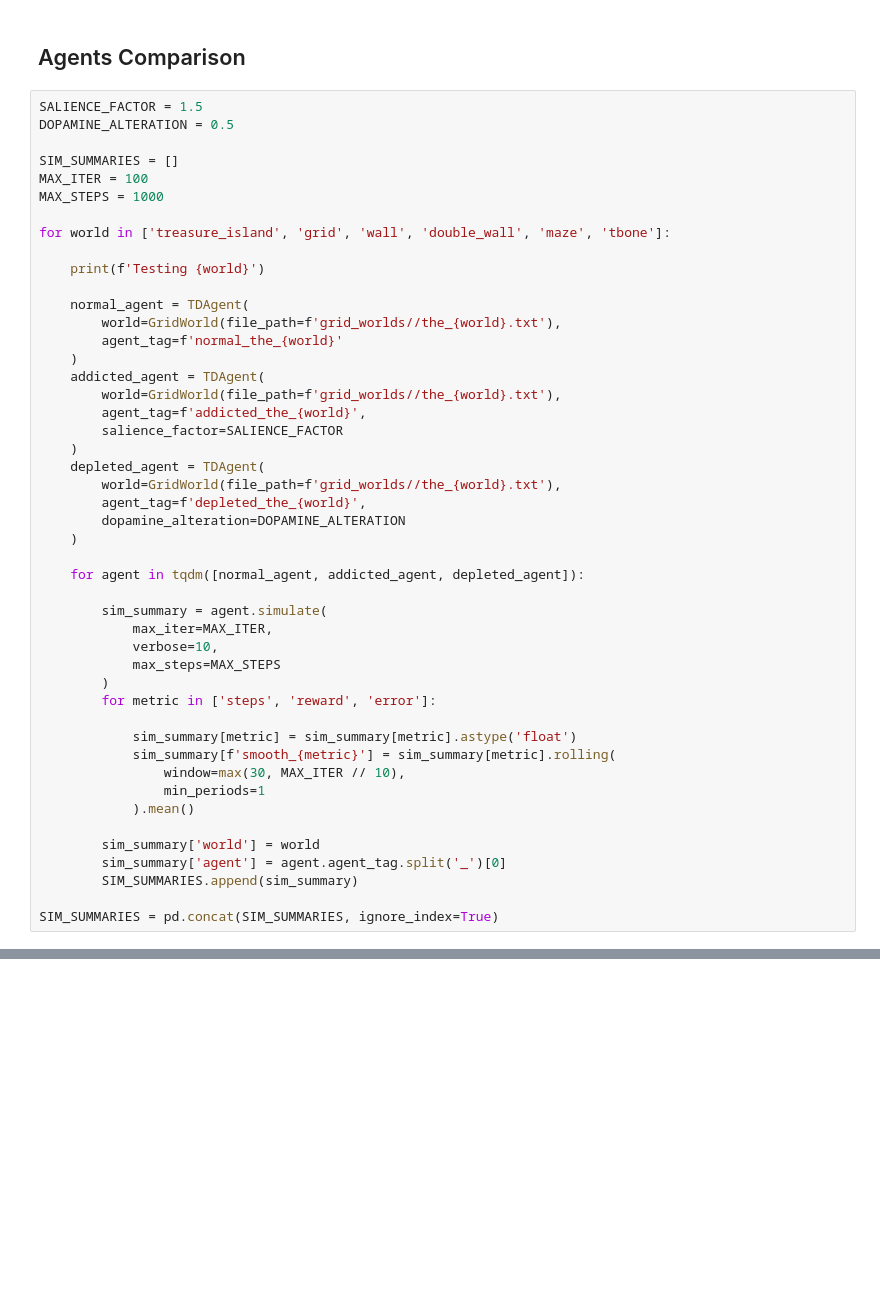
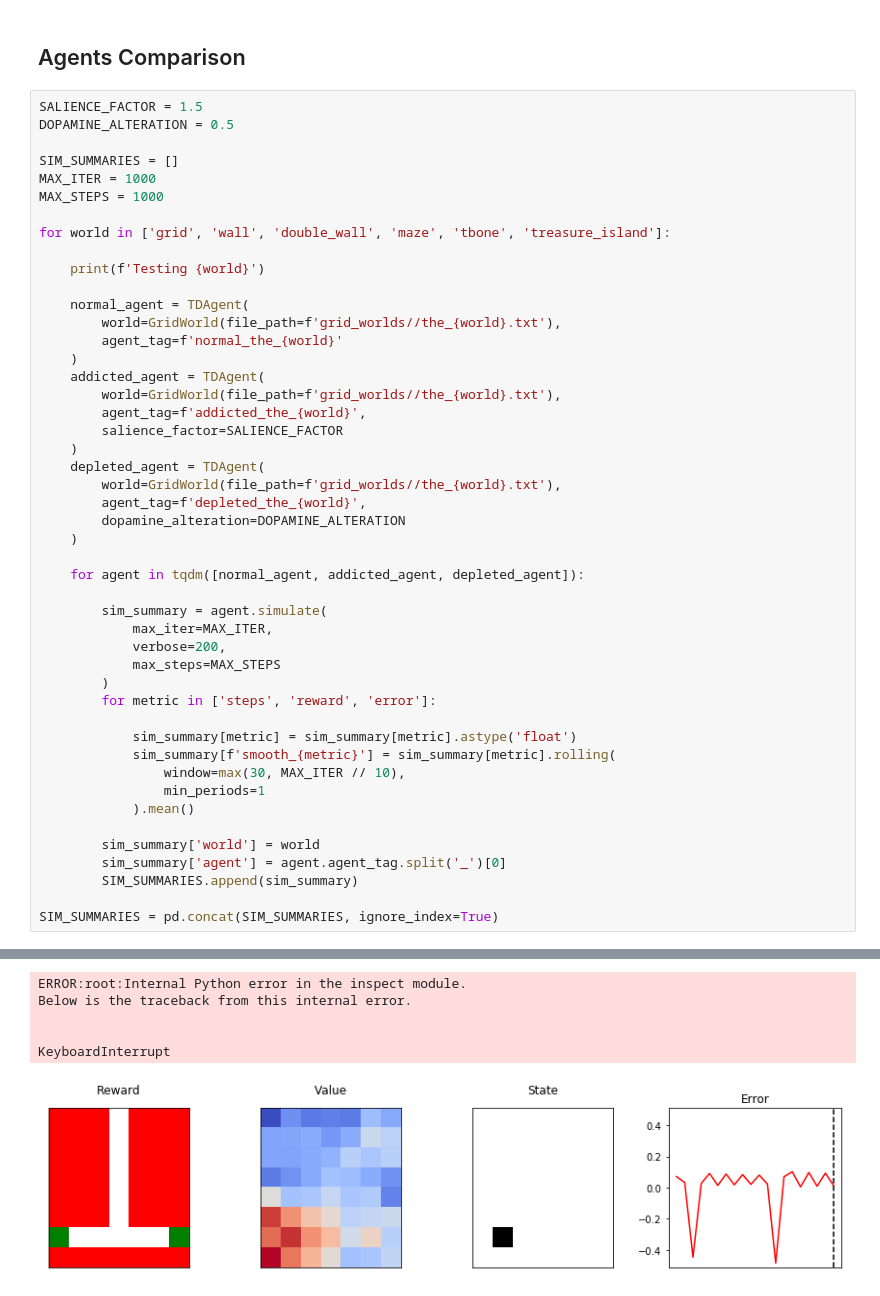
Before and after one commit to vb690/td_learning_salience, a Jupyter notebook: td_learning_agents_test.ipynb, the cells around one changed output, grey strips where cells are left out. Drawn from its saved outputs; the diff is of its cells as text; blank space fills up the shorter version.

```diff
--- a/td_learning_agents_test.ipynb
+++ b/td_learning_agents_test.ipynb
@@ -18,10 +21,10 @@ SALIENCE_FACTOR = 1.5
 DOPAMINE_ALTERATION = 0.5
 
 SIM_SUMMARIES = []
-MAX_ITER = 100
+MAX_ITER = 1000
 MAX_STEPS = 1000
 
-for world in ['treasure_island', 'grid', 'wall', 'double_wall', 'maze', 'tbone']:
+for world in ['grid', 'wall', 'double_wall', 'maze', 'tbone', 'treasure_island']:
 
     print(f'Testing {world}')
 
@@ -44,7 +47,7 @@ for world in ['treasure_island', 'grid', 'wall', 'double_wall', 'maze', 'tbone']
 
         sim_summary = agent.simulate(
             max_iter=MAX_ITER,
-            verbose=10,
+            verbose=200,
             max_steps=MAX_STEPS
         )
         for metric in ['steps', 'reward', 'error']:
@@ -60,3 +63,4 @@ for world in ['treasure_island', 'grid', 'wall', 'double_wall', 'maze', 'tbone']
         SIM_SUMMARIES.append(sim_summary)
 
 SIM_SUMMARIES = pd.concat(SIM_SUMMARIES, ignore_index=True)
+# %% [output]
@@ -63,3 +72,9 @@ SIM_SUMMARIES = pd.concat(SIM_SUMMARIES, ignore_index=True)
+ERROR:root:Internal Python error in the inspect module.
+Below is the traceback from this internal error.
+
+
+KeyboardInterrupt
+[figure, added]
 # %%
 plt.figure(figsize=(15, 5))
 
```
Also changed, not shown: parts of 5 cells of this notebook, 2 other files.
